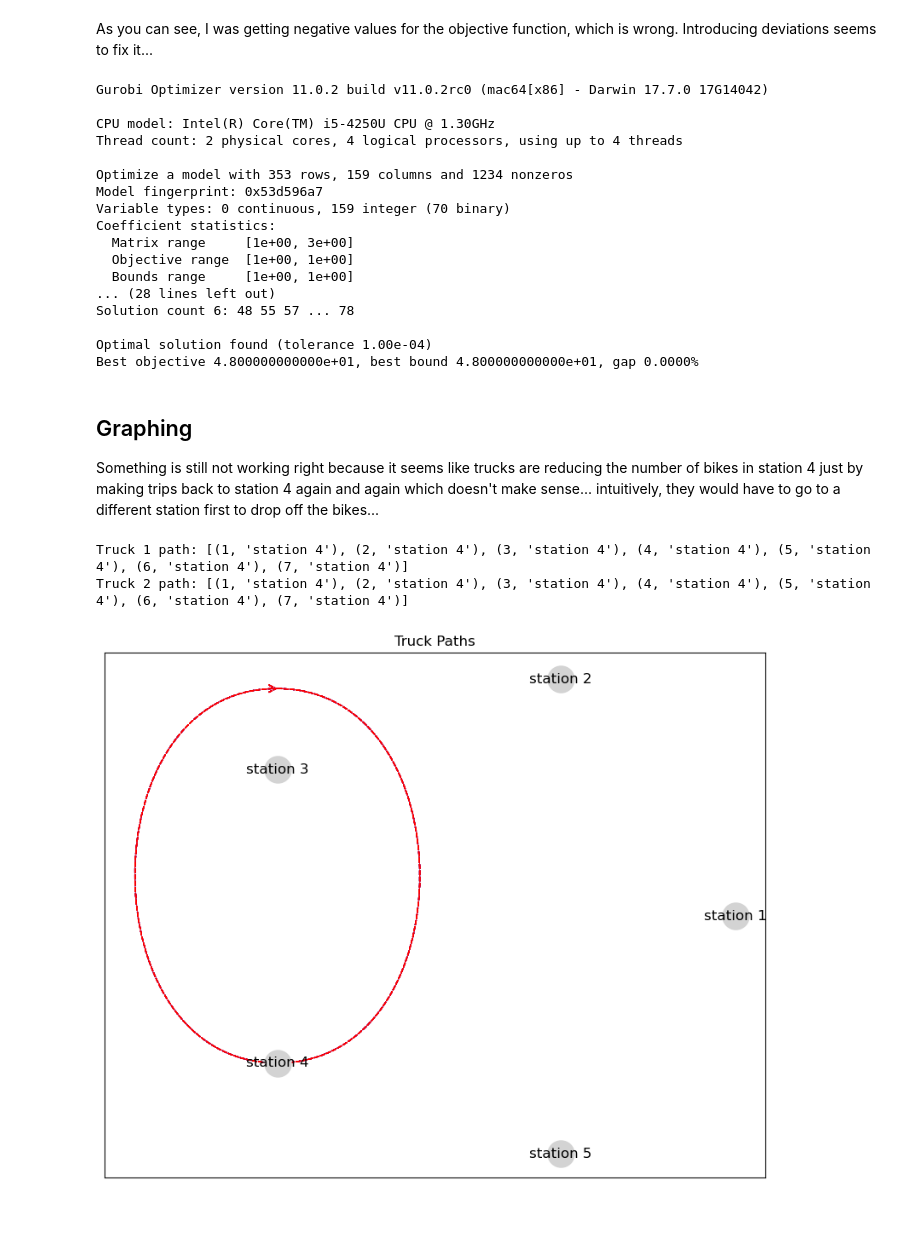
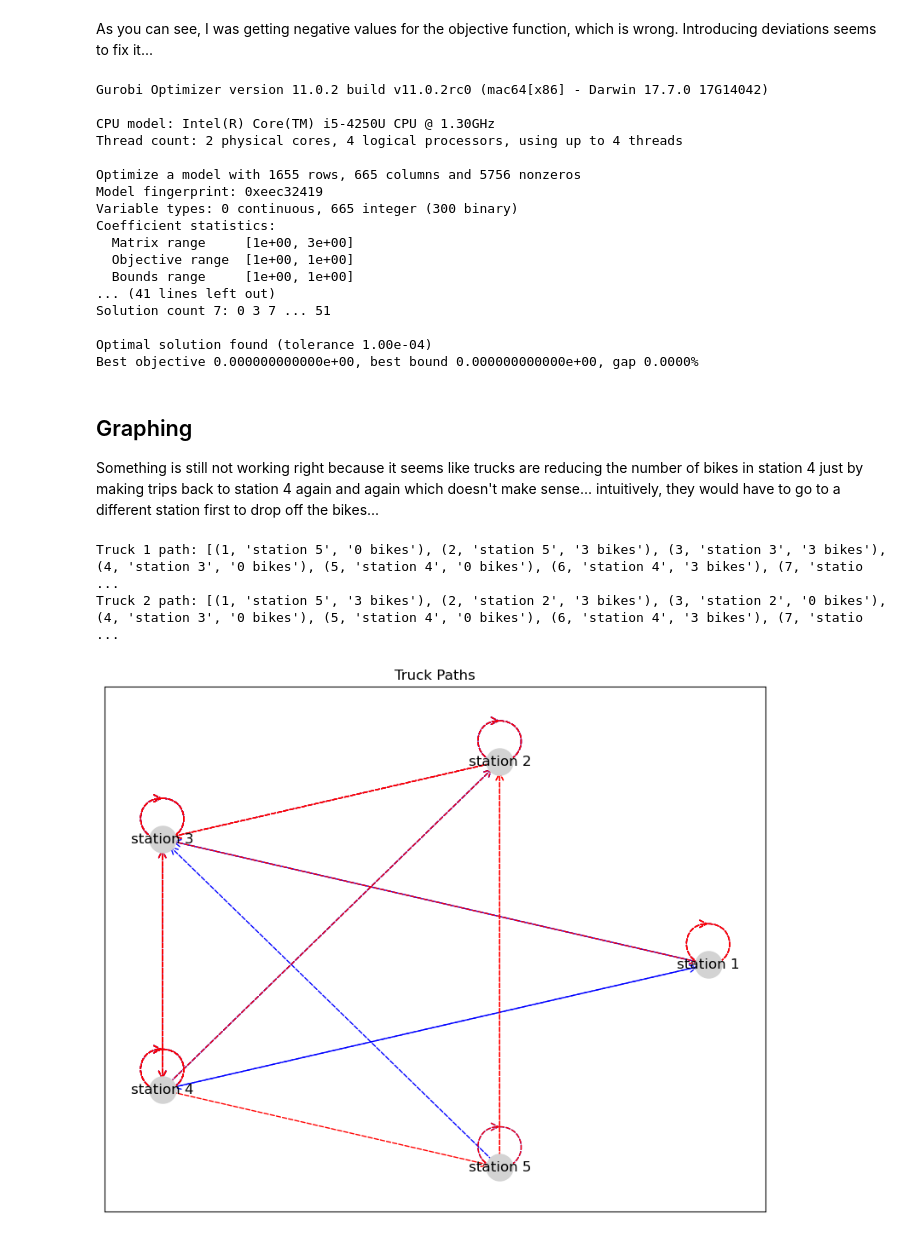
Before and after one commit to jarrettreimers/CSUREMM, a Jupyter notebook: gurobi_testing.ipynb, the cells around one changed output. Saved outputs shown, nothing was run; the diff lists cells and outputs as text; code cells hidden in the pictures.

```diff
--- a/gurobi_testing.ipynb
+++ b/gurobi_testing.ipynb
@@ -113,7 +113,7 @@ from gurobipy import GRB
 import numpy as np
 
 stations = ['station 1', 'station 2', 'station 3', 'station 4', 'station 5']
-start_levels = {'station 1': 21, 'station 2': 3, 'station 3': 0, 'station 4': 48, 'station 5': 9}
+start_levels = {'station 1': 21, 'station 2': 3, 'station 3': 0, 'station 4': 30, 'station 5': 27}
 optimal_levels = {'station 1': 15, 'station 2': 12, 'station 3': 18, 'station 4': 12, 'station 5': 24}
 over_stations, under_stations = [], []
 
@@ -124,7 +124,7 @@ for station in stations:
     elif start_levels[station] < optimal_levels[station]:
         under_stations.append(station)
 
-T = 7 # Number of time steps
+T = 30 # Number of time steps
 K = 2 # Number of trucks
 L = 3 # Number of bikes that can be moved in one time step
 
@@ -192,6 +192,11 @@ for t in range(2, T+1):
             model.addConstr(L * (x[s,t,k] - x[s,t-1,k]) <= L - (y[s,t,k] - y[s,t-1,k]))
             model.addConstr(L * (x[s,t,k] - x[s,t-1,k]) >= -L + (y[s,t,k] - y[s,t-1,k]))
 
+# TEST: each truck can only house L bikes
+for k in range(1, K+1):
+    for t in range(1,T+1):
+        model.addConstr(b[t,k] <= L)
+
 # Absolute deviation constraints
 for s in stations:
     model.addConstr(deviation[s] >= optimal_levels[s] - sum(y[s, T, k] for k in range(1, K+1)))
@@ -204,18 +209,18 @@ Gurobi Optimizer version 11.0.2 build v11.0.2rc0 (mac64[x86] - Darwin 17.7.0 17G
 CPU model: Intel(R) Core(TM) i5-4250U CPU @ 1.30GHz
 Thread count: 2 physical cores, 4 logical processors, using up to 4 threads
 
-Optimize a model with 353 rows, 159 columns and 1234 nonzeros
-Model fingerprint: 0x53d596a7
-Variable types: 0 continuous, 159 integer (70 binary)
+Optimize a model with 1655 rows, 665 columns and 5756 nonzeros
+Model fingerprint: 0xeec32419
+Variable types: 0 continuous, 665 integer (300 binary)
 Coefficient statistics:
   Matrix range     [1e+00, 3e+00]
   Objective range  [1e+00, 1e+00]
   Bounds range     [1e+00, 1e+00]
-... (28 lines left out)
-Solution count 6: 48 55 57 ... 78
+... (41 lines left out)
+Solution count 7: 0 3 7 ... 51
 
 Optimal solution found (tolerance 1.00e-04)
-Best objective 4.800000000000e+01, best bound 4.800000000000e+01, gap 0.0000%
+Best objective 0.000000000000e+00, best bound 0.000000000000e+00, gap 0.0000%
 # %% [markdown]
 ## Graphing
 
@@ -231,12 +236,13 @@ if model.status == GRB.OPTIMAL:
         for t in range(1, T+1):
             for s in stations:
                 if x[s, t, k].x > 0.5:  # If the truck k is at station s at time t
-                    path.append((t, s))
+                    path.append((t, s, '{} bikes'.format(int(b[t,k].x))))
                     break
         truck_paths[k] = path
         print(f"Truck {k} path: {path}")
 else:
     print("No optimal solution found.")
+
 
 # Visualize the truck paths
 def plot_paths(truck_paths):
@@ -248,36 +254,36 @@ def plot_paths(truck_paths):
 
     pos = {stations[i]: (np.cos(i * angle_step) * radius, np.sin(i * angle_step) * radius) for i in range(num_stations)}
 
     # Add nodes
     for station in stations:
         G.add_node(station)
 
     # Add edges with arrows for each truck path
     for k, path in truck_paths.items():
         for i in range(len(path) - 1):
-            t1, s1 = path[i]
-            t2, s2 = path[i + 1]
+            t1, s1 = path[i][:2]
+            t2, s2 = path[i + 1][:2]
             G.add_edge(s1, s2, truck=k, time_step=t1)
 
-    edge_colors = ['blue', 'red']  # Different colors for different trucks
+    edge_colors = ['blue', 'red', 'green', 'purple']  # Different colors for different trucks
     # edge_styles = ['solid', 'dashed']  # Different styles for different trucks
 
     plt.figure(figsize=(10, 8))
     for k, path in truck_paths.items():
         edges = [(path[i][1], path[i + 1][1]) for i in range(len(path) - 1)]
         nx.draw_networkx_edges(G, pos, edgelist=edges, arrowstyle='->', arrowsize=15,
                                edge_color=edge_colors[k - 1], style='dashed', label=f'Truck {k}')
 
     nx.draw_networkx_nodes(G, pos, node_size=500, node_color='lightgray')
     nx.draw_networkx_labels(G, pos, font_size=12)
 
     #plt.legend()
     plt.title("Truck Paths")
     plt.show()
 
 # Plot the paths
 plot_paths(truck_paths)
 # %% [output]
-Truck 1 path: [(1, 'station 4'), (2, 'station 4'), (3, 'station 4'), (4, 'station 4'), (5, 'station 4'), (6, 'station 4'), (7, 'station 4')]
-Truck 2 path: [(1, 'station 4'), (2, 'station 4'), (3, 'station 4'), (4, 'station 4'), (5, 'station 4'), (6, 'station 4'), (7, 'station 4')]
+Truck 1 path: [(1, 'station 5', '0 bikes'), (2, 'station 5', '3 bikes'), (3, 'station 3', '3 bikes'), (4, 'station 3', '0 bikes'), (5, 'station 4', '0 bikes'), (6, 'station 4', '3 bikes'), (7, 'statio ...
+Truck 2 path: [(1, 'station 5', '3 bikes'), (2, 'station 2', '3 bikes'), (3, 'station 2', '0 bikes'), (4, 'station 3', '0 bikes'), (5, 'station 4', '0 bikes'), (6, 'station 4', '3 bikes'), (7, 'statio ...
-[figure, old version]
+[figure, new version]
```
Also changed, not shown: parts of 7 cells of this notebook.
